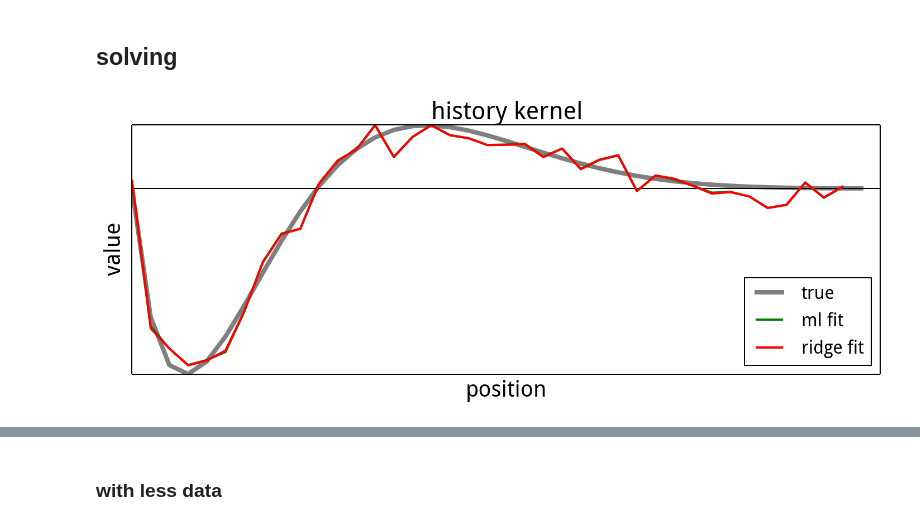
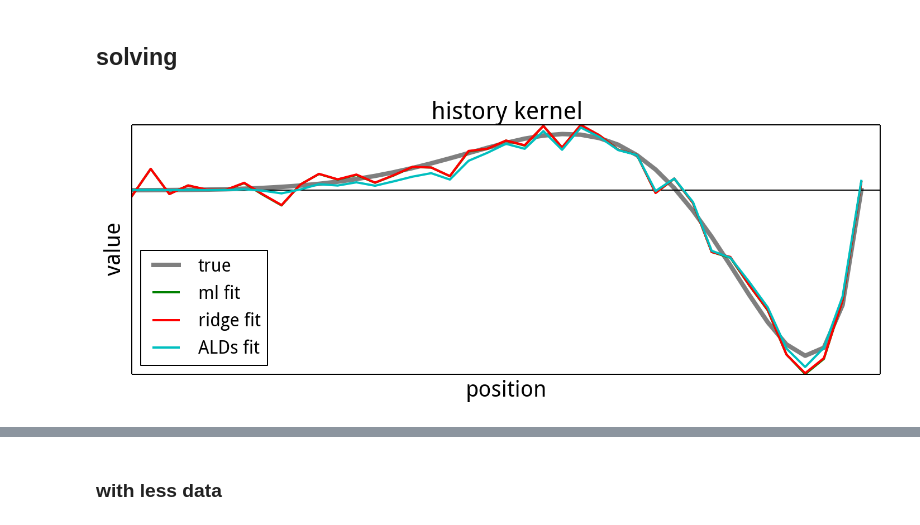
Before and after one commit to rabbitmcrabbit/glm.retina, a Jupyter notebook: demo.v3.ipynb, the cells around one changed output, grey strips where cells are left out. Saved outputs shown, nothing was run; the diff lists cells and outputs as text; code cells hidden in the pictures.

```diff
--- a/demo.v3.ipynb
+++ b/demo.v3.ipynb
@@ -147,6 +130,7 @@ class SimulatedData2DHistory( simulation.SimulatedDataHistory, SimulatedData2D )
 # %%
 # instantiate
-data = SimulatedData2DHistory( N_sec=60 )
+data = simulation.SimulatedData2DHistory( N_sec=60 )
+D_history = data.D_history
 # %% [markdown]
 ## solving
 # %%
@@ -159,18 +143,25 @@ ridge = glm.Ridge( data, testing_proportion=0.2 )
 ridge.training_slices = ml.training_slices
 ridge.testing_slices = ml.testing_slices
 ridge.solve( verbose=False )
+
+# ALDs solver for history
+alds = glm.Ridge_Stim_ALDs_History( data, testing_proportion=0.2 )
+alds.training_slices = ml.training_slices
+alds.testing_slices = ml.testing_slices
+alds.solve( verbose=False )
 # %%
 # plot history kernels
 fig = plt.figure()
 ax = fig.gca( xlabel='position', ylabel='value', xticks=[], yticks=[], title='history kernel' )
-ax.plot([0, 40], [0, 0], 'k-')
+ax.plot([0, D_history], [0, 0], 'k-')
 ax.plot( data.k_history_true, lw=4, label='true', color='k', alpha=0.5 )
-ax.plot( ml.k__d[-40:-1], color='g', lw=2, label='ml fit' )
-ax.plot( ridge.k__d[-40:-1], color='r', lw=2, label='ridge fit' )
-ax.legend( loc='lower right', fontsize=16 )
+ax.plot( ml.k[-D_history-1:-1], color='g', lw=2, label='ml fit' )
+ax.plot( ridge.k[-D_history-1:-1], color='r', lw=2, label='ridge fit' )
+ax.plot( alds.k__d[-D_history-1:-1], color='c', lw=2, label='ALDs fit' )
+ax.legend( loc='lower left', fontsize=16 )
 pass
 # %% [output]
-[figure, old version]
+[figure, new version]
 # %%
 # plot receptive fields
 fig = plt.figure()
```
Also changed, not shown: parts of 39 cells of this notebook.
